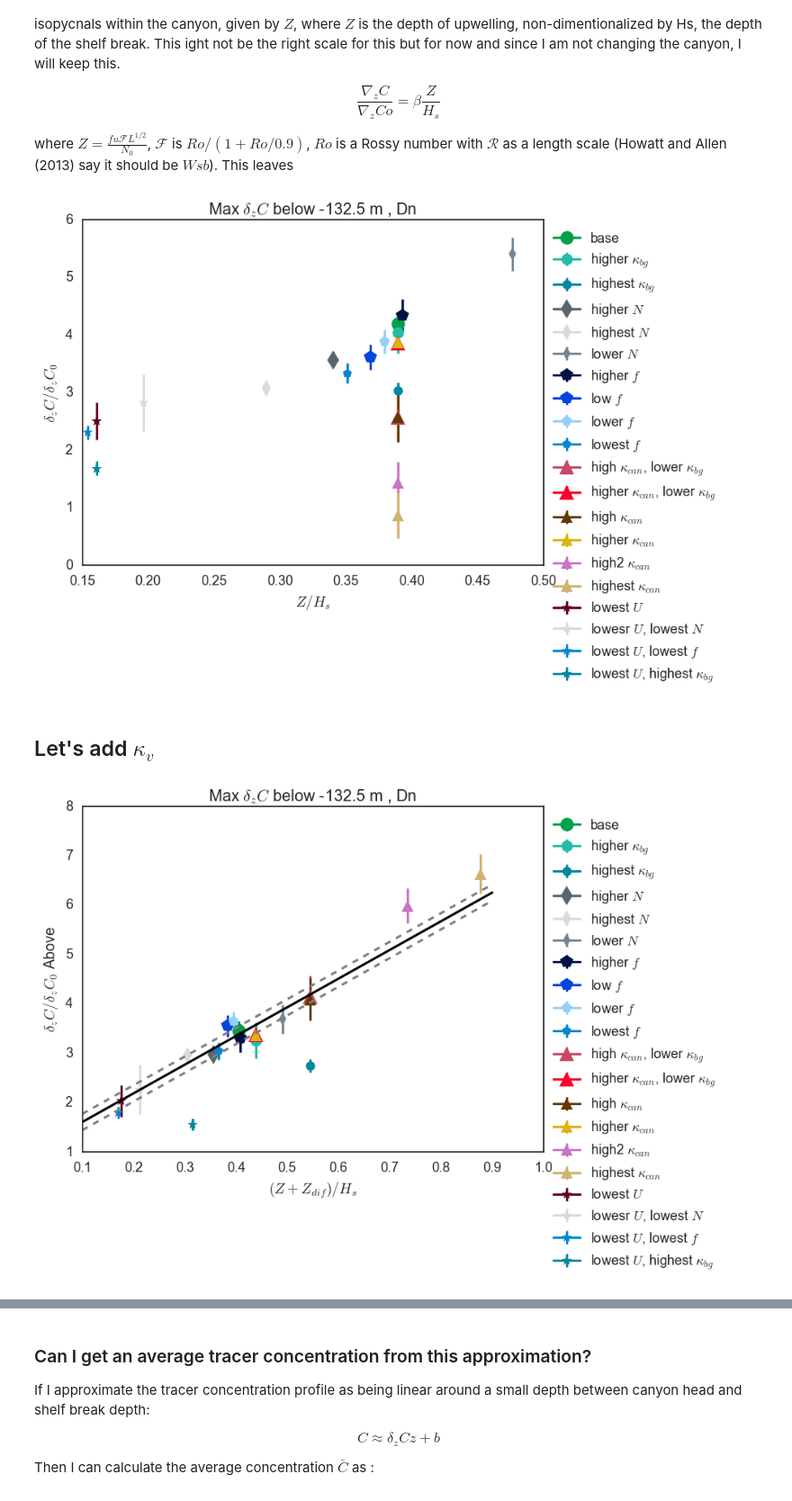
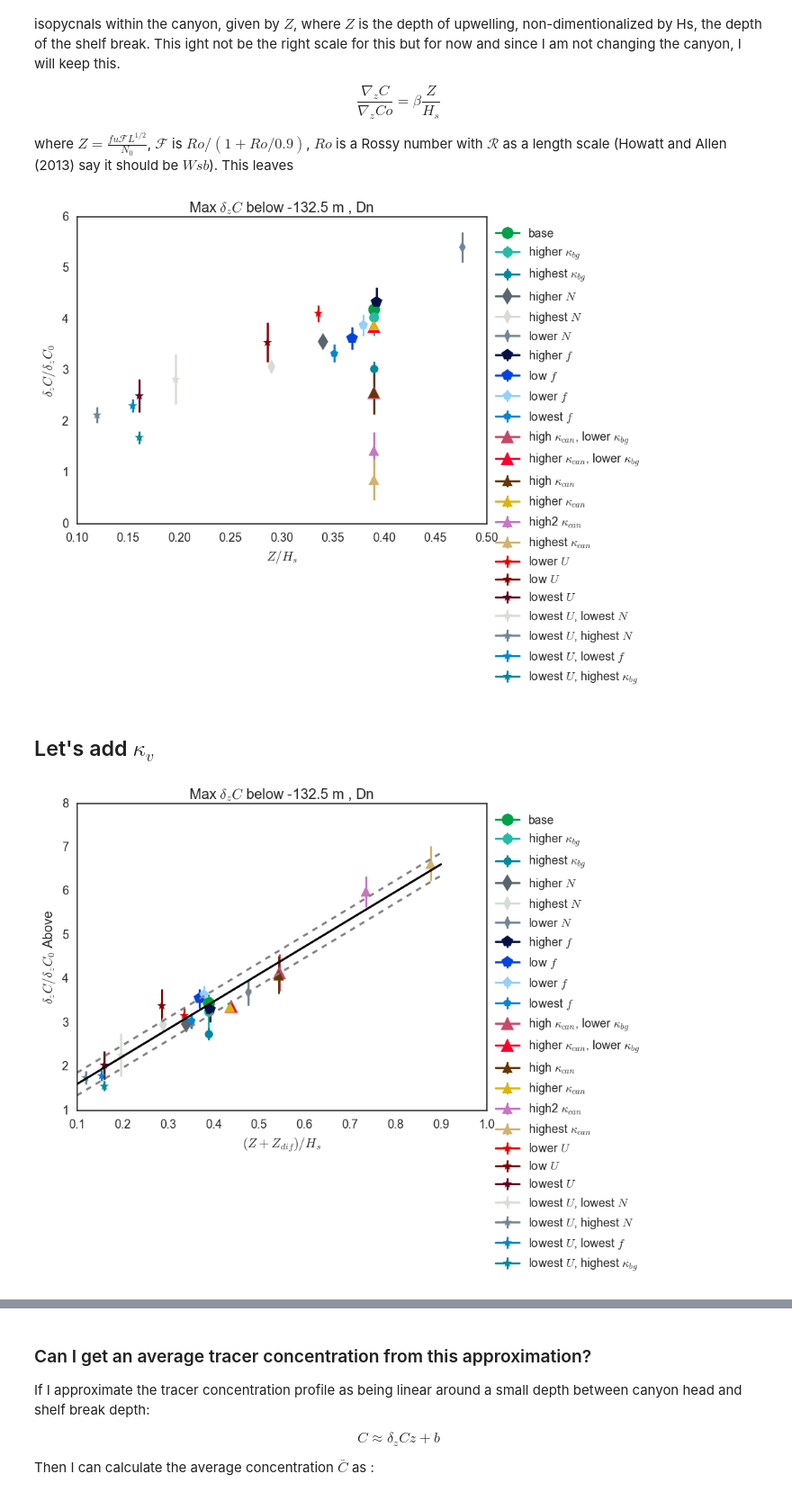
Before and after one commit to UBC-MOAD/outputanalysisnotebooks, a Jupyter notebook: scaling/scale_TrGradient_within_canyon.ipynb, the cells around one changed output, grey strips where cells are left out. Shown at 90% size. Saved outputs shown, nothing was run; the diff lists cells and outputs as text; code cells hidden in the pictures.

Commit message:
Updates to figures for paper 1

```diff
--- a/scaling/scale_TrGradient_within_canyon.ipynb
+++ b/scaling/scale_TrGradient_within_canyon.ipynb
@@ -72,7 +72,7 @@ records = canyon_records.main()
 recordsNoC = nocanyon_records.main()
 
 # records2 has all the runs without the ones where K_bg changes. I don't want to use this ones for fitting the data
-ind = [0,3,4,5,6,7,8,9,10,12,16,17,18]
+ind = [0,3,4,5,6,7,10,11,12,13,14,15,16,17,18,19,20,21]
 records2 = []
 recordsNoC2 = []
 for ii in ind:
@@ -204,7 +209,7 @@ for rec in records:
 
 plt.show()
 # %% [output]
-[figure, old version]
+[figure, new version]
 # %% [markdown]
 ## Let's add $\kappa_v$
 # %%
@@ -216,7 +221,7 @@ t=6 # days
 for rec in records:
 
     Z = ((rec.f*rec.u*F(Ro(rec.u,rec.f,R))*L)**(0.5))/rec.N
-    Zdif = np.sqrt(t*3600*24*rec.kv)
+    Zdif = np.sqrt(t*3600*24*(rec.kv-rec.kbg))
     plt1 = ax.errorbar((((Z+Zdif)/Hs)),(rec.maxdTrdz/rec.inidTrdz),
                        yerr = rec.stddTrdz/rec.inidTrdz, # since rec.N is a constant
                        marker = rec.mstyle,
@@ -225,34 +230,34 @@ for rec in records:
                        label=rec.label)
 
     ax.set_title('Max $\delta_zC$ below %1.1f m , Dn' %rc[26])
     ax.set_ylabel('$\delta_zC/\delta_zC_0$ Above')
     ax.set_xlabel(r'$(Z+Z_{dif})/H_s$')
 
     ax.legend(bbox_to_anchor=(1.4,1))
     rec.Zdif = Zdif
     rec.Z = Z
 #ax.set_xscale('log')
 
 # Linear fit
 
 maxN_array_Kv = np.array([rec.maxdTrdz/rec.inidTrdz for rec in records2])
 tilt_array_Kv = np.array([((rec.Z+rec.Zdif)/Hs) for rec in records2])
 
 
 x_fit = np.linspace(0.1, 0.9, 50)
 
 slope_Kv, intercept_Kv, r_value_Kv, p_value_Kv, std_err_Kv = scipy.stats.linregress(tilt_array_Kv,maxN_array_Kv)
 
 plt3 = ax.plot(x_fit,slope_Kv*x_fit+intercept_Kv,'-k',label='linear fit')
 
 mean_sq_err_Kv = np.mean((maxN_array_Kv-(slope_Kv*tilt_array_Kv+intercept_Kv))**2)
 
 upper_bound = ax.plot(x_fit,slope_Kv*x_fit+intercept_Kv+(mean_sq_err_Kv)**(0.5),linestyle = '--',color='0.5', label = 'fit$\pm\sqrt{mean\,sq\,error}$')
 lower_bound = ax.plot(x_fit,slope_Kv*x_fit+intercept_Kv-(mean_sq_err_Kv)**(0.5),linestyle = '--',color='0.5')
 
 plt.show()
 # %% [output]
-[figure, old version]
+[figure, new version]
 # %%
 # Let's see it if works
 
```
Also changed, not shown: parts of 7 cells of this notebook, 10 other files.
